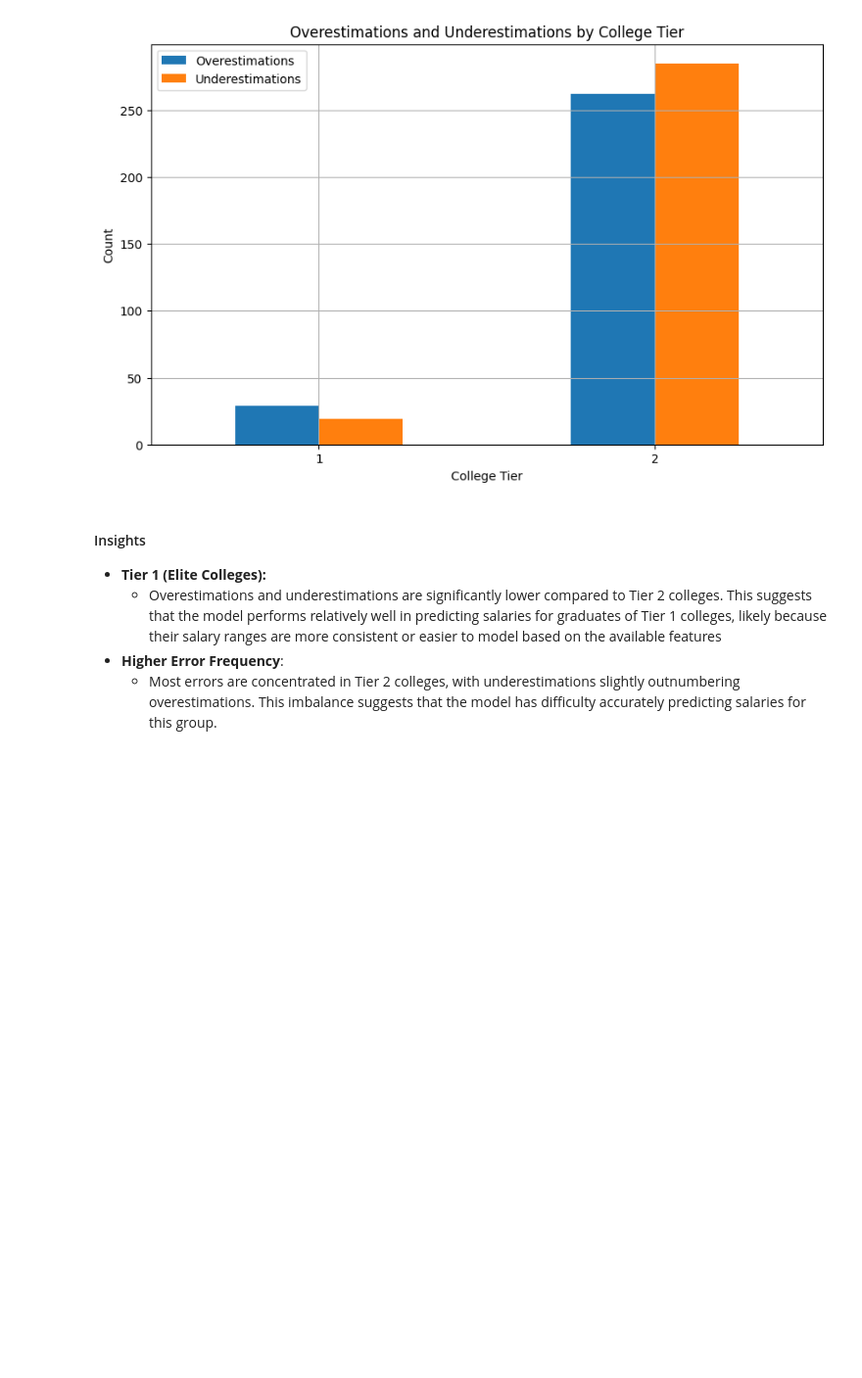
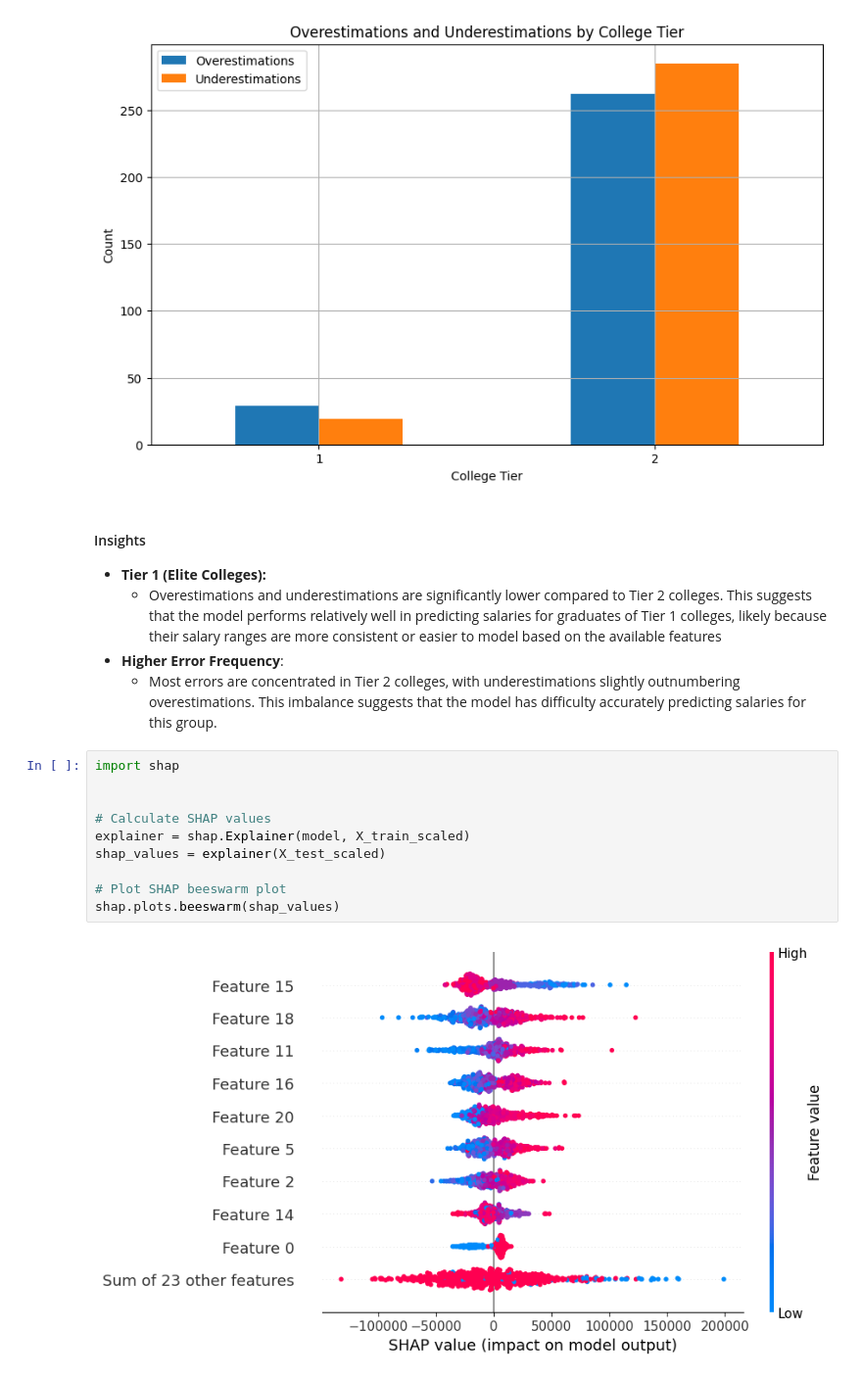
Before and after one commit to EliyaRabia/Tabular-Data-Project, a Jupyter notebook: project.ipynb, the cells around one changed output. Shown at 98% size. Cells and saved outputs as stored; diff of their text form; blank space fills up the shorter version.

```diff
--- a/project.ipynb
+++ b/project.ipynb
@@ -605,3 +575,15 @@ plt.show()
    - Overestimations and underestimations are significantly lower compared to Tier 2 colleges. This suggests that the model performs relatively well in predicting salaries for graduates of Tier 1 colleges, likely because their salary ranges are more consistent or easier to model based on the available features
 - **Higher Error Frequency**:
    - Most errors are concentrated in Tier 2 colleges, with underestimations slightly outnumbering overestimations. This imbalance suggests that the model has difficulty accurately predicting salaries for this group.
+# %%
+import shap
+
+
+# Calculate SHAP values
+explainer = shap.Explainer(model, X_train_scaled)
+shap_values = explainer(X_test_scaled)
+
+# Plot SHAP beeswarm plot
+shap.plots.beeswarm(shap_values)
+# %% [output]
+[figure, added]
```
Also changed, not shown: parts of 2 cells of this notebook, 2 other files.
